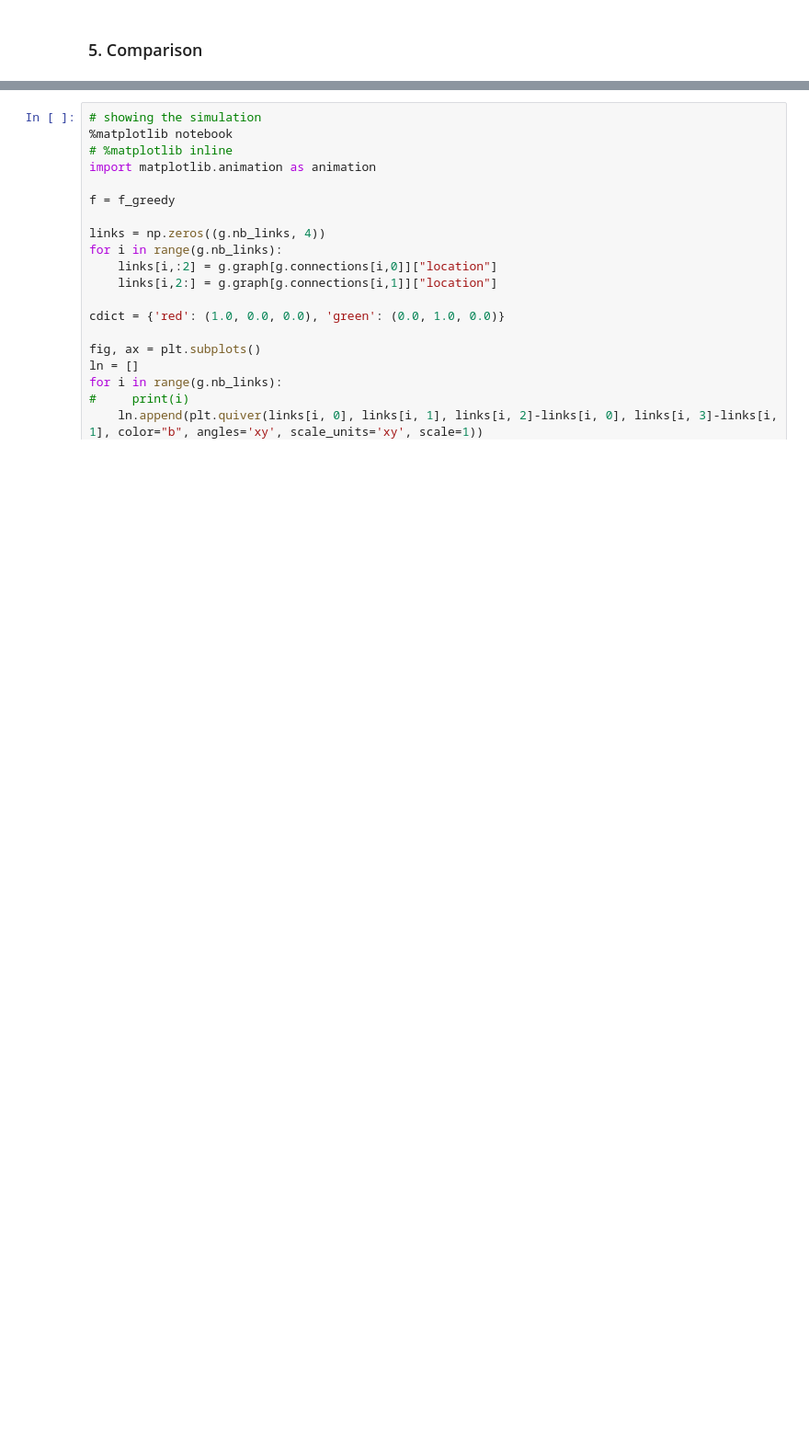
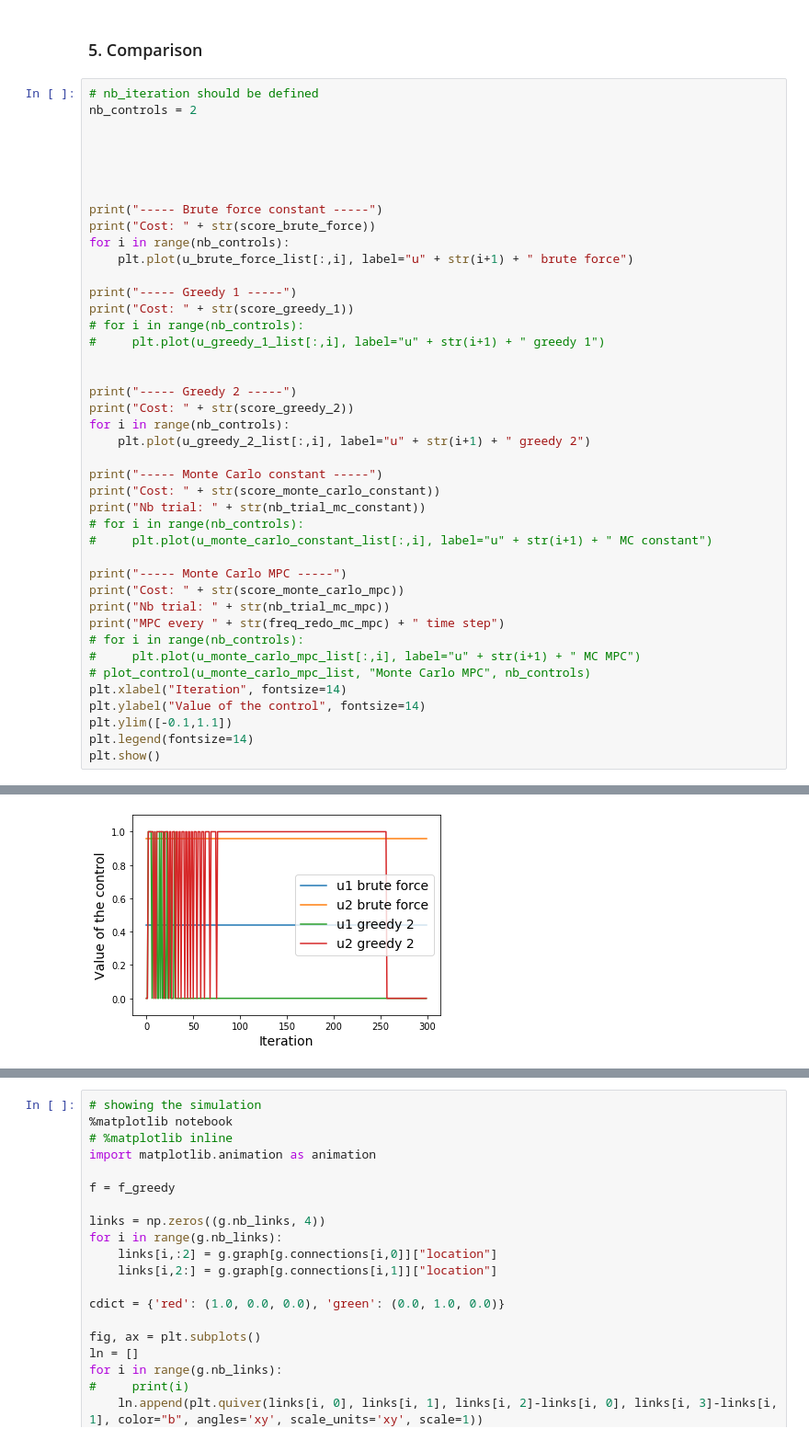
Before and after one commit to gding/mf-traffic, a Jupyter notebook: Dynamic routing game.ipynb, the cells around one changed output, grey strips where cells are left out. Shown at 92% size. Drawn from its saved outputs; the diff is of its cells as text; blank space fills up the shorter version.

```diff
--- a/Dynamic routing game.ipynb
+++ b/Dynamic routing game.ipynb
@@ -754,2 +805,45 @@ MPC every 5 time step
 # %% [markdown]
 ### 5. Comparison
+# %%
+# nb_iteration should be defined
+nb_controls = 2
+
+
+
+
+
+print("----- Brute force constant -----")
+print("Cost: " + str(score_brute_force))
+for i in range(nb_controls):
+    plt.plot(u_brute_force_list[:,i], label="u" + str(i+1) + " brute force")
+
+print("----- Greedy 1 -----")
+print("Cost: " + str(score_greedy_1))
+# for i in range(nb_controls):
+#     plt.plot(u_greedy_1_list[:,i], label="u" + str(i+1) + " greedy 1")
+
+
+print("----- Greedy 2 -----")
+print("Cost: " + str(score_greedy_2))
+for i in range(nb_controls):
+    plt.plot(u_greedy_2_list[:,i], label="u" + str(i+1) + " greedy 2")
+
+print("----- Monte Carlo constant -----")
+print("Cost: " + str(score_monte_carlo_constant))
+print("Nb trial: " + str(nb_trial_mc_constant))
+# for i in range(nb_controls):
+#     plt.plot(u_monte_carlo_constant_list[:,i], label="u" + str(i+1) + " MC constant")
+
+print("----- Monte Carlo MPC -----")
+print("Cost: " + str(score_monte_carlo_mpc))
+print("Nb trial: " + str(nb_trial_mc_mpc))
+print("MPC every " + str(freq_redo_mc_mpc) + " time step")
+# for i in range(nb_controls):
+#     plt.plot(u_monte_carlo_mpc_list[:,i], label="u" + str(i+1) + " MC MPC")
+# plot_control(u_monte_carlo_mpc_list, "Monte Carlo MPC", nb_controls)
+plt.xlabel("Iteration", fontsize=14)
+plt.ylabel("Value of the control", fontsize=14)
+plt.ylim([-0.1,1.1])
+plt.legend(fontsize=14)
+plt.show()
+# %% [output]
@@ -756,2 +863,3 @@ MPC every 5 time step
+[figure, added]
 # %%
 break
```
Also changed, not shown: parts of 12 cells of this notebook.
